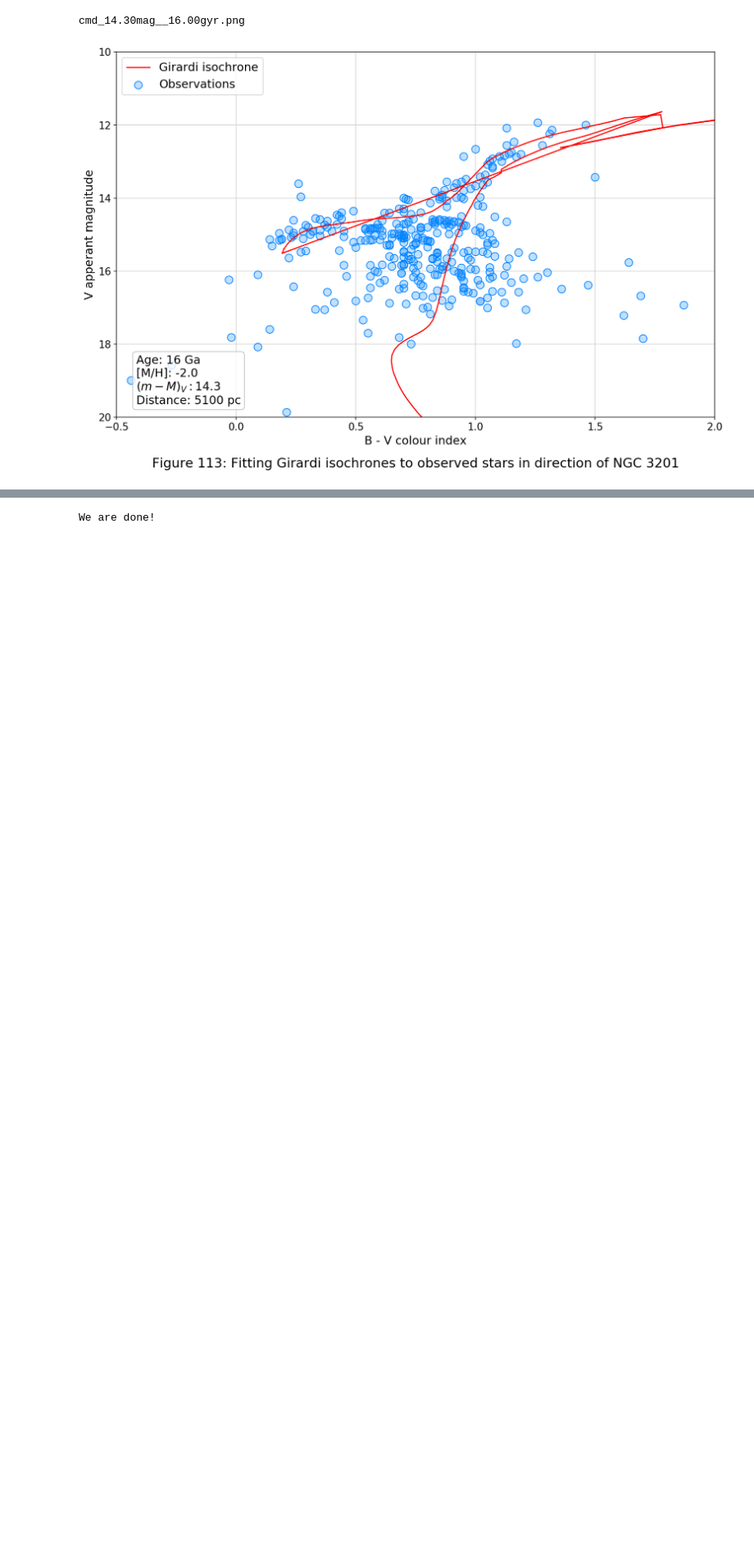
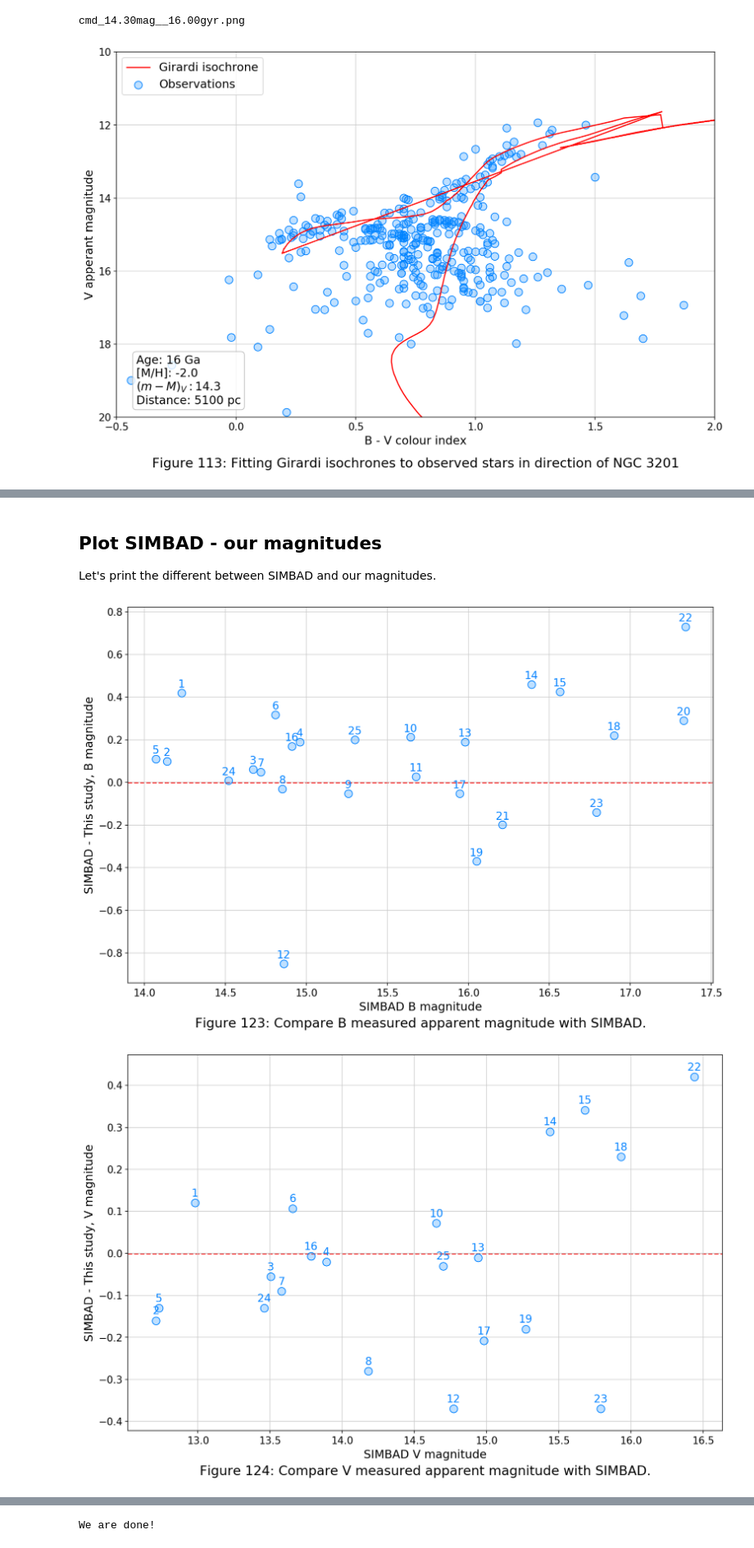
Before and after one commit to evgenyneu/asp3231_project, a Jupyter notebook: code/070_fit_isochrones/fit_isochrones.ipynb, the cells around one changed output, grey strips where cells are left out. Shown at 82% size. Saved outputs shown, nothing was run; the diff lists cells and outputs as text; code cells hidden in the pictures; blank space fills up the shorter version.

```diff
--- a/code/070_fit_isochrones/fit_isochrones.ipynb
+++ b/code/070_fit_isochrones/fit_isochrones.ipynb
@@ -928,0 +1048,74 @@ plot_stars(image=image, positions=star_check_positions,
+# %% [markdown]
+## Plot SIMBAD - our magnitudes
+
+Let's print the different between SIMBAD and our magnitudes.
+# %%
+def plot_difference_from_simbad(df, filter_name, figure_number, number_offset):
+    """
+    Plot magnitudes from Simbad vs ours.
+
+    Parameters
+    ---------
+
+    df: pandas.core.frame.DataFrame
+        Table containing the magnitudes.
+
+    filter_name: str
+        Filter name: "V", "B" etc.
+
+    number_offset: float
+        y-offset for the star label.
+    """
+
+    filter_name = filter_name.lower()
+    fig, ax = plt.subplots(1, 1)
+
+    # Drop rows with empty magnitudes
+    df = df.dropna(subset=[f"{filter_name}_mag"])
+
+    y_values = df[f"{filter_name}_mag_simbad"] - df[f"{filter_name}_mag"]
+
+    # Show scatter plots
+    ax.scatter(df[f"{filter_name}_mag_simbad"], y_values,
+               color="#0084ff40",
+               edgecolor="#0084ff", zorder=2)
+
+    # Plot zero
+    xlim = ax.get_xlim()
+    ylim = ax.get_ylim()
+    ax.plot(xlim, (0, 0), linestyle='dashed', color="red", zorder=1)
+    ax.set_xlim(xlim)
+    ax.set_ylim(ylim)
+
+    for x, y, no in zip(
+        df[f"{filter_name}_mag_simbad"],
+        y_values, df["star_no"]):
+        ax.text(x, y + number_offset, s=no, horizontalalignment='center',
+                fontsize=14, color="#0084ff")
+
+    # Show grid
+    ax.grid()
+
+    # Set plot labels
+    ax.set_xlabel(f"SIMBAD {filter_name.upper()} magnitude")
+    ax.set_ylabel(f"SIMBAD - This study, {filter_name.upper()} magnitude")
+
+    title = f"Figure {figure_number}: Compare {filter_name.upper()} measured apparent magnitude with SIMBAD."
+    ax.set_title(title, y=-0.13)  # Set image title
+    plt.tight_layout();
+
+
+figure_number += 1
+plot_difference_from_simbad(df=df_check_stars, filter_name='B',
+                            figure_number=figure_number, number_offset=0.025)
+
+figure_number += 1
+plot_difference_from_simbad(df=df_check_stars, filter_name='V',
+                            figure_number=figure_number, number_offset=0.015)
+
+figure_number += 1
+plot_difference_from_simbad(df=df_check_stars, filter_name='B-V',
+                            figure_number=figure_number, number_offset=0.015)
+# %% [output]
+[figure, added]
+[figure, added]
```
Also changed, not shown: parts of 12 cells of this notebook, 1 other file.
